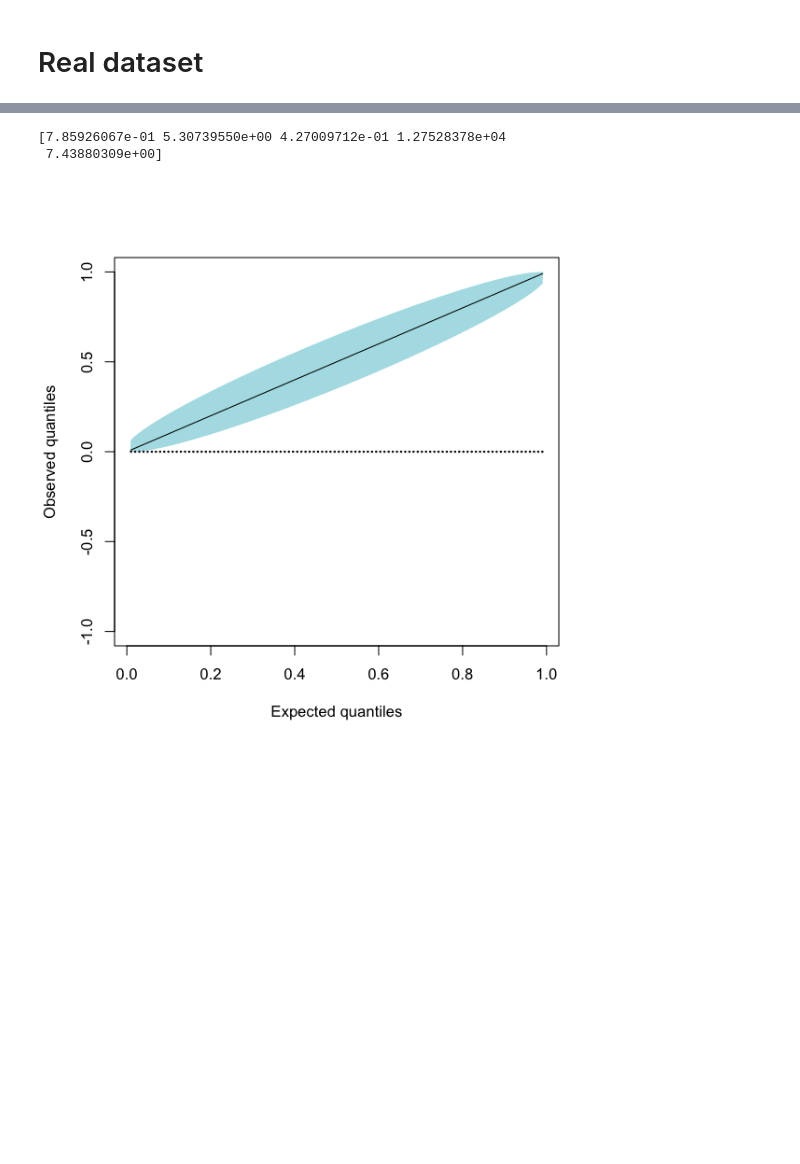
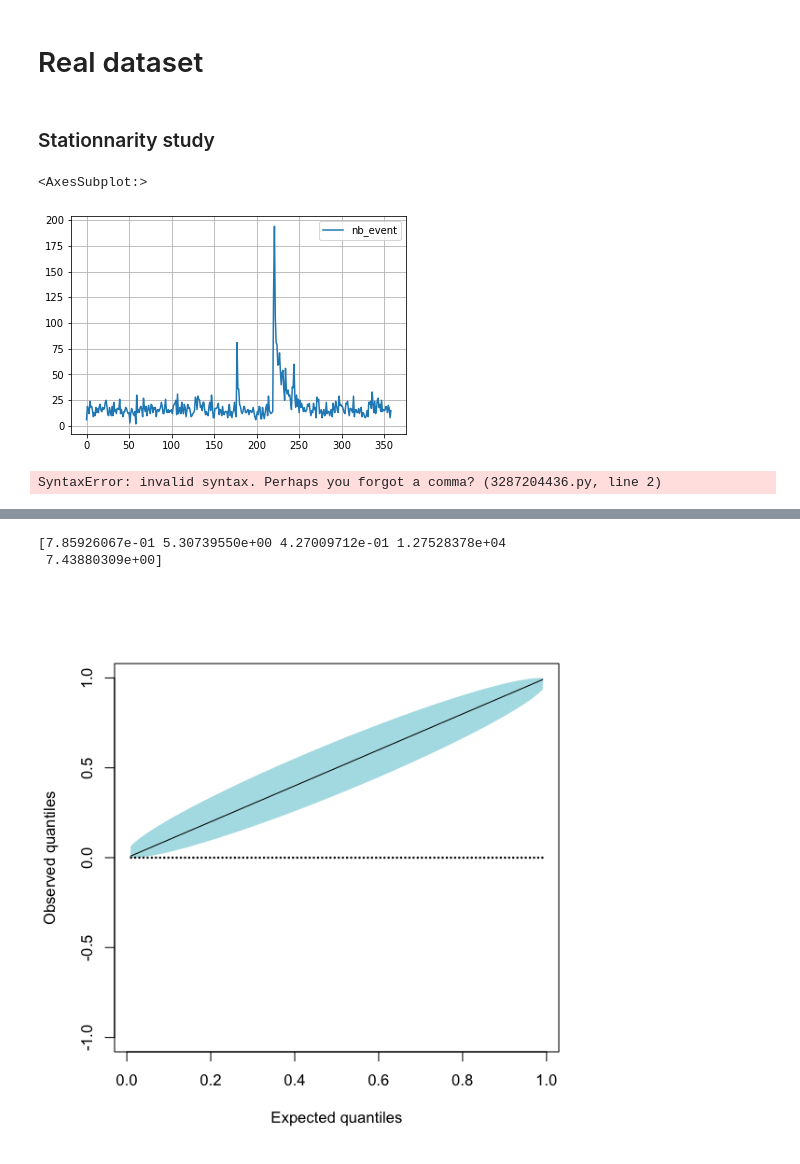
Before and after one commit to Msadeler/marked_exp_hawkes, a Jupyter notebook: example.ipynb, the cells around one changed output, grey strips where cells are left out. Cells and saved outputs as stored; diff of their text form; code cells hidden in the pictures; blank space fills up the shorter version.

Commit message:
stationnarity

```diff
--- a/example.ipynb
+++ b/example.ipynb
@@ -315,3 +318,14 @@ import numpy as np
 # %%
 df = pd.read_csv('earthquake.txt')
+# %% [markdown]
+### Stationnarity study
+# %%
+format='%Y-%m-%d %H:%M:%S'
+df['datetime'] =df['date'].apply(lambda x : datetime.datetime.strptime(x[:19], format))
+df['month'] = df['datetime'].apply(lambda x : x.strftime('%m-%d') )
+
+df.groupby('month').apply(len,include_groups=False).reset_index(name='nb_event').plot()
+# %% [output]
+<AxesSubplot:>
+[figure, added]
 # %%
@@ -328,0 +349,5 @@ def split_date(x):
+# %%
+data = df.groupby('month').apply(len, include_groups=False).reset_index(name = 'nb_event')
+plt.plot(datetime.date(data['month']) data['nb_vent'])
+# %% [output]
+SyntaxError: invalid syntax. Perhaps you forgot a comma? (3287204436.py, line 2)
```
Also changed, not shown: parts of 7 cells of this notebook.
